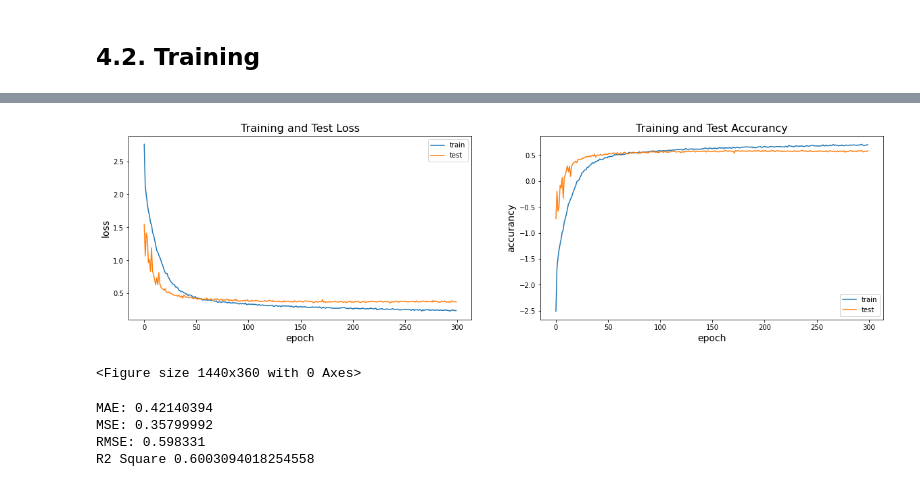
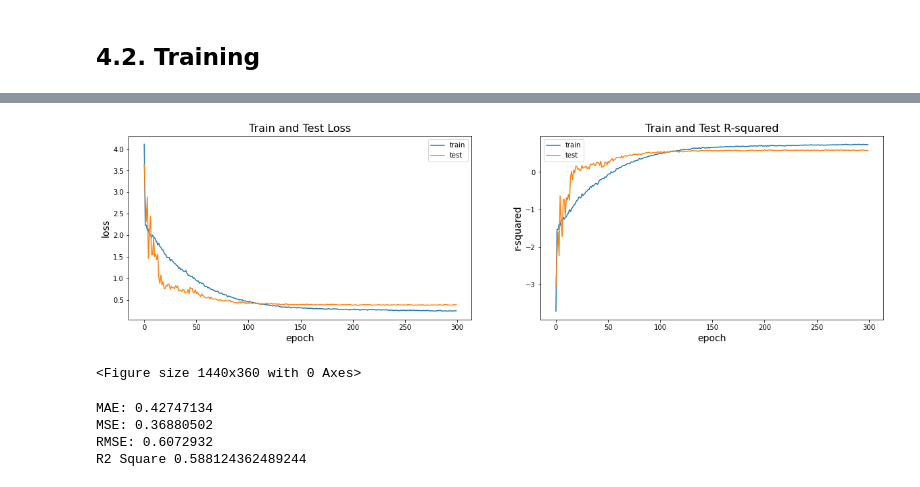
Before and after one commit to JamEwe/ADMET-PrInt, a Jupyter notebook: experiments/cardiotoxicity/maccs_FCNN.ipynb, the cells around one changed output, grey strips where cells are left out. Saved outputs shown, nothing was run; the diff lists cells and outputs as text; code cells hidden in the pictures.

```diff
--- a/experiments/cardiotoxicity/maccs_FCNN.ipynb
+++ b/experiments/cardiotoxicity/maccs_FCNN.ipynb
@@ -261 +273,19 @@ plt.show()
 <Figure size 1800x1080 with 0 Axes>
+# %%
+for data in train_accs_all:
+    print(data[-1])
+
+print("___________________\n")
+
+for data in test_accs_all:
+    print(data[-1])
+
+print("___________________\n")
+
+for data in train_losses_all:
+    print(data[-1])
+
+print("___________________\n")
+
+for data in test_losses_all:
+    print(data[-1])
@@ -303,7 +351,7 @@ plt.show()
 ## 4.2. Training
 # %%
 train_dataset = TensorDataset(torch.FloatTensor(X_train_all.values), torch.FloatTensor(y_train_all.values.reshape(-1, 1)))
-train_loader = DataLoader(train_dataset, batch_size=32, shuffle=False)
+train_loader = DataLoader(train_dataset, batch_size=128, shuffle=False)
 
 test_dataset = TensorDataset(torch.FloatTensor(X_test.values), torch.FloatTensor(y_test.values.reshape(-1, 1)))
 test_loader = DataLoader(test_dataset, batch_size=2127, shuffle=False)
@@ -371,7 +419,7 @@ for epoch in range(1, epochs + 1):
 
     if test_loss<best_value:
         best_value = test_loss
-        torch.save(model.state_dict(), 'best_fcnn_model.pt')
+        torch.save(model.state_dict(), '../../models/cardio_maccs_fcnn_model.pt')
         best_params['epoch'] = epoch
         best_params['train_loss'] = train_loss
         best_params['test_loss'] = test_loss
@@ -407,22 +455,22 @@ Test Avg. loss: 0.36956796050071716, Accuracy: 0.5873942484589524
 # %%
 figure, (ax1, ax2) = plt.subplots(1, 2,figsize=(20,5))
 plt.figure(figsize=(20,5))
-ax1.set_title("Training and Test Loss", fontsize=16)
+ax1.set_title("Train and Test Loss", fontsize=16)
 ax1.plot(train_losses,label="train")
 ax1.plot(test_losses,label="test")
 ax1.set_xlabel("epoch", fontsize=14)
 ax1.set_ylabel("loss", fontsize=14)
 ax1.legend()
 
-ax2.set_title("Training and Test Accurancy", fontsize=16)
+ax2.set_title("Train and Test R-squared", fontsize=16)
 ax2.plot(train_accs,label="train")
 ax2.plot(test_accs,label="test")
 ax2.set_xlabel("epoch", fontsize=14)
-ax2.set_ylabel("accurancy", fontsize=14)
+ax2.set_ylabel("r-squared", fontsize=14)
 ax2.legend()
 plt.show()
 # %% [output]
-[figure, old version]
+[figure, new version]
 <Figure size 1440x360 with 0 Axes>
 # %%
 model = FCNN()
@@ -437,7 +485,7 @@ with torch.no_grad():
         predictons = output.cpu().detach().numpy()
         print_evaluate(target.cpu().detach().numpy(), predictons)
 # %% [output]
-MAE: 0.42140394
-MSE: 0.35799992
-RMSE: 0.598331
-R2 Square 0.6003094018254558
+MAE: 0.42747134
+MSE: 0.36880502
+RMSE: 0.6072932
+R2 Square 0.588124362489244
```
Also changed, not shown: parts of 8 cells of this notebook, 31 other files.
